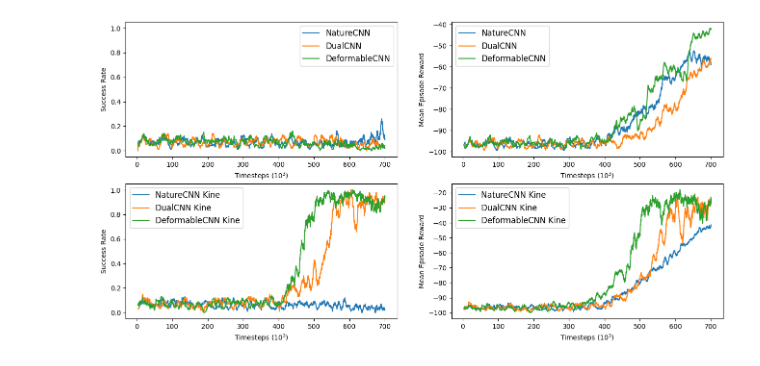
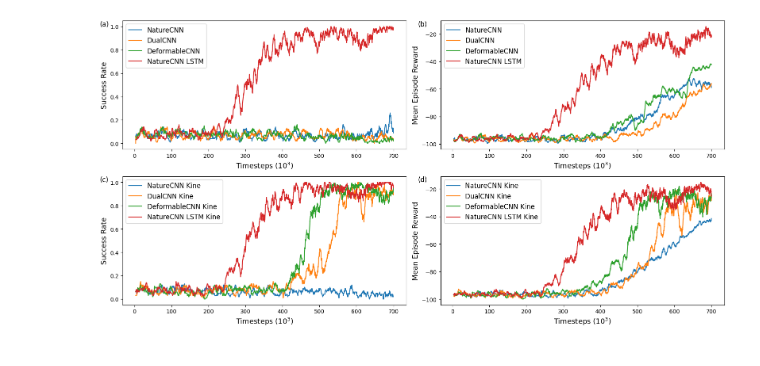
Before and after one commit to NUSLCC/Plot, a Jupyter notebook: Graph plotting copy.ipynb, the cells around one changed output. Cells and saved outputs as stored; diff of their text form; code cells hidden in the pictures.

```diff
--- a/Graph plotting copy.ipynb
+++ b/Graph plotting copy.ipynb
@@ -59,84 +7,113 @@ plt.savefig('sac_lstm_compare.png', format='png')
 # %%
+deform =    pd.read_csv('randbig_deformcnn_ee/progress.csv')
+dual =      pd.read_csv('randbig_dualcnn_ee/progress.csv')
+nature =    pd.read_csv('randbig_naturecnn_ee/progress.csv')
+lstm =      pd.read_csv('randbig_lstm_ee/progress.csv')
+
 deform_k =    pd.read_csv('randbig_deformcnn_ee_kine/progress.csv')
 dual_k =      pd.read_csv('randbig_dualcnn_ee_kine/progress.csv')
 nature_k =    pd.read_csv('randbig_naturecnn_ee_kine/progress.csv')
-
-deform =    pd.read_csv('randbig_deformcnn_ee/progress.csv')
-dual =      pd.read_csv('randbig_dualcnn_ee/progress.csv')
-nature =    pd.read_csv('randbig_naturecnn_ee/progress.csv')
+lstm_k =      pd.read_csv('randbig_lstm_ee_kine/progress.csv')
 
 fig, axs = plt.subplots(2,2, figsize = (16,8))
 
 axs[0][0].plot(nature['time/total_timesteps']/1000, nature['rollout/success_rate'], label = 'NatureCNN')
-axs[0][0].set_xlabel('Timesteps ($10^3$)')
-axs[0][0].set_ylabel('Success Rate')
+axs[0][0].set_xlabel('Timesteps ($10^3$)', fontsize="14")
+axs[0][0].set_ylabel('Success Rate', fontsize="14")
 axs[0][0].set_ylim(-0.05, 1.05)
 axs[0][0].legend(fontsize="12")
 
 axs[0][0].plot(dual['time/total_timesteps']/1000, dual['rollout/success_rate'], label = 'DualCNN')
-axs[0][0].set_xlabel('Timesteps ($10^3$)')
-axs[0][0].set_ylabel('Success Rate')
+axs[0][0].set_xlabel('Timesteps ($10^3$)', fontsize="14")
+axs[0][0].set_ylabel('Success Rate', fontsize="14")
 axs[0][0].set_ylim(-0.05, 1.05)
 axs[0][0].legend(fontsize="12")
 
 axs[0][0].plot(deform['time/total_timesteps']/1000, deform['rollout/success_rate'], label = 'DeformableCNN')
-axs[0][0].set_xlabel('Timesteps ($10^3$)')
-axs[0][0].set_ylabel('Success Rate')
+axs[0][0].set_xlabel('Timesteps ($10^3$)', fontsize="14")
+axs[0][0].set_ylabel('Success Rate', fontsize="14")
+axs[0][0].set_ylim(-0.05, 1.05)
+axs[0][0].legend(fontsize="12")
+
+axs[0][0].plot(lstm['time/total_timesteps']/1000, lstm['rollout/success_rate'], label = 'NatureCNN LSTM')
+axs[0][0].set_xlabel('Timesteps ($10^3$)', fontsize="14")
+axs[0][0].set_ylabel('Success Rate', fontsize="14")
 axs[0][0].set_ylim(-0.05, 1.05)
 axs[0][0].legend(fontsize="12")
 
 #######################################################################################################
 
 axs[0][1].plot(nature['time/total_timesteps']/1000, nature['rollout/ep_rew_mean'], label = 'NatureCNN')
-axs[0][1].set_xlabel('Timesteps ($10^3$)')
-axs[0][1].set_ylabel('Mean Episode Reward')
+axs[0][1].set_xlabel('Timesteps ($10^3$)', fontsize="14")
+axs[0][1].set_ylabel('Mean Episode Reward', fontsize="14")
 axs[0][1].legend(fontsize="12")
 
 axs[0][1].plot(dual['time/total_timesteps']/1000, dual['rollout/ep_rew_mean'], label = 'DualCNN')
-axs[0][1].set_xlabel('Timesteps ($10^3$)')
-axs[0][1].set_ylabel('Mean Episode Reward')
+axs[0][1].set_xlabel('Timesteps ($10^3$)', fontsize="14")
+axs[0][1].set_ylabel('Mean Episode Reward', fontsize="14")
 axs[0][1].legend(fontsize="12")
 
 axs[0][1].plot(deform['time/total_timesteps']/1000, deform['rollout/ep_rew_mean'], label = 'DeformableCNN')
-axs[0][1].set_xlabel('Timesteps ($10^3$)')
-axs[0][1].set_ylabel('Mean Episode Reward')
+axs[0][1].set_xlabel('Timesteps ($10^3$)', fontsize="14")
+axs[0][1].set_ylabel('Mean Episode Reward', fontsize="14")
+axs[0][1].legend(fontsize="12")
+
+axs[0][1].plot(lstm['time/total_timesteps']/1000, lstm['rollout/ep_rew_mean'], label = 'NatureCNN LSTM')
+axs[0][1].set_xlabel('Timesteps ($10^3$)', fontsize="14")
+axs[0][1].set_ylabel('Mean Episode Reward', fontsize="14")
 axs[0][1].legend(fontsize="12")
 
 #######################################################################################################
 
 axs[1][0].plot(nature_k['time/total_timesteps']/1000, nature_k['rollout/success_rate'], label = 'NatureCNN Kine')
-axs[1][0].set_xlabel('Timesteps ($10^3$)')
-axs[1][0].set_ylabel('Success Rate')
+axs[1][0].set_xlabel('Timesteps ($10^3$)', fontsize="14")
+axs[1][0].set_ylabel('Success Rate', fontsize="14")
 axs[1][0].legend(fontsize="12")
 
 axs[1][0].plot(dual_k['time/total_timesteps']/1000, dual_k['rollout/success_rate'], label = 'DualCNN Kine')
-axs[1][0].set_xlabel('Timesteps ($10^3$)')
-axs[1][0].set_ylabel('Success Rate')
+axs[1][0].set_xlabel('Timesteps ($10^3$)', fontsize="14")
+axs[1][0].set_ylabel('Success Rate', fontsize="14")
 axs[1][0].legend(fontsize="12")
 
 axs[1][0].plot(deform_k['time/total_timesteps']/1000, deform_k['rollout/success_rate'], label = 'DeformableCNN Kine')
-axs[1][0].set_xlabel('Timesteps ($10^3$)')
-axs[1][0].set_ylabel('Success Rate')
+axs[1][0].set_xlabel('Timesteps ($10^3$)', fontsize="14")
+axs[1][0].set_ylabel('Success Rate', fontsize="14")
+axs[1][0].legend(fontsize="12")
+
+axs[1][0].plot(lstm_k['time/total_timesteps']/1000, lstm_k['rollout/success_rate'], label = 'NatureCNN LSTM Kine')
+axs[1][0].set_xlabel('Timesteps ($10^3$)', fontsize="14")
+axs[1][0].set_ylabel('Success Rate', fontsize="14")
 axs[1][0].legend(fontsize="12")
 
 #######################################################################################################
 
 axs[1][1].plot(nature_k['time/total_timesteps']/1000, nature_k['rollout/ep_rew_mean'], label = 'NatureCNN Kine')
-axs[1][1].set_xlabel('Timesteps ($10^3$)')
-axs[1][1].set_ylabel('Mean Episode Reward')
+axs[1][1].set_xlabel('Timesteps ($10^3$)', fontsize="14")
+axs[1][1].set_ylabel('Mean Episode Reward', fontsize="14")
 axs[1][1].legend(fontsize="12")
 
 axs[1][1].plot(dual_k['time/total_timesteps']/1000, dual_k['rollout/ep_rew_mean'], label = 'DualCNN Kine')
-axs[1][1].set_xlabel('Timesteps ($10^3$)')
-axs[1][1].set_ylabel('Mean Episode Reward')
+axs[1][1].set_xlabel('Timesteps ($10^3$)', fontsize="14")
+axs[1][1].set_ylabel('Mean Episode Reward', fontsize="14")
 axs[1][1].legend(fontsize="12")
 
 axs[1][1].plot(deform_k['time/total_timesteps']/1000, deform_k['rollout/ep_rew_mean'], label = 'DeformableCNN Kine')
-axs[1][1].set_xlabel('Timesteps ($10^3$)')
-axs[1][1].set_ylabel('Mean Episode Reward')
+axs[1][1].set_xlabel('Timesteps ($10^3$)', fontsize="14")
+axs[1][1].set_ylabel('Mean Episode Reward', fontsize="14")
 axs[1][1].legend(fontsize="12")
 
+axs[1][1].plot(lstm_k['time/total_timesteps']/1000, lstm_k['rollout/ep_rew_mean'], label = 'NatureCNN LSTM Kine')
+axs[1][1].set_xlabel('Timesteps ($10^3$)', fontsize="14")
+axs[1][1].set_ylabel('Mean Episode Reward', fontsize="14")
+axs[1][1].legend(fontsize="12")
+
+axs[0][0].text(-0.08, 1, f'({chr(97 + 0)})', transform=axs[0][0].transAxes, verticalalignment='top', fontsize=12)
+axs[0][1].text(-0.08, 1, f'({chr(97 + 1)})', transform=axs[0][1].transAxes, verticalalignment='top', fontsize=12)
+axs[1][0].text(-0.08, 1, f'({chr(97 + 2)})', transform=axs[1][0].transAxes, verticalalignment='top', fontsize=12)
+axs[1][1].text(-0.08, 1, f'({chr(97 + 3)})', transform=axs[1][1].transAxes, verticalalignment='top', fontsize=12)
+
+plt.tight_layout()
 # fig.suptitle('Training Result for CNN encoders w/wo Robot Kinematics Information')
-plt.savefig('sac_kine_compare.png', format='png')
+plt.savefig('together.png', format='png')
 # %% [output]
-[figure, old version]
+[figure, new version]
```
Also changed, not shown: parts of 2 cells of this notebook, 2 other files.
